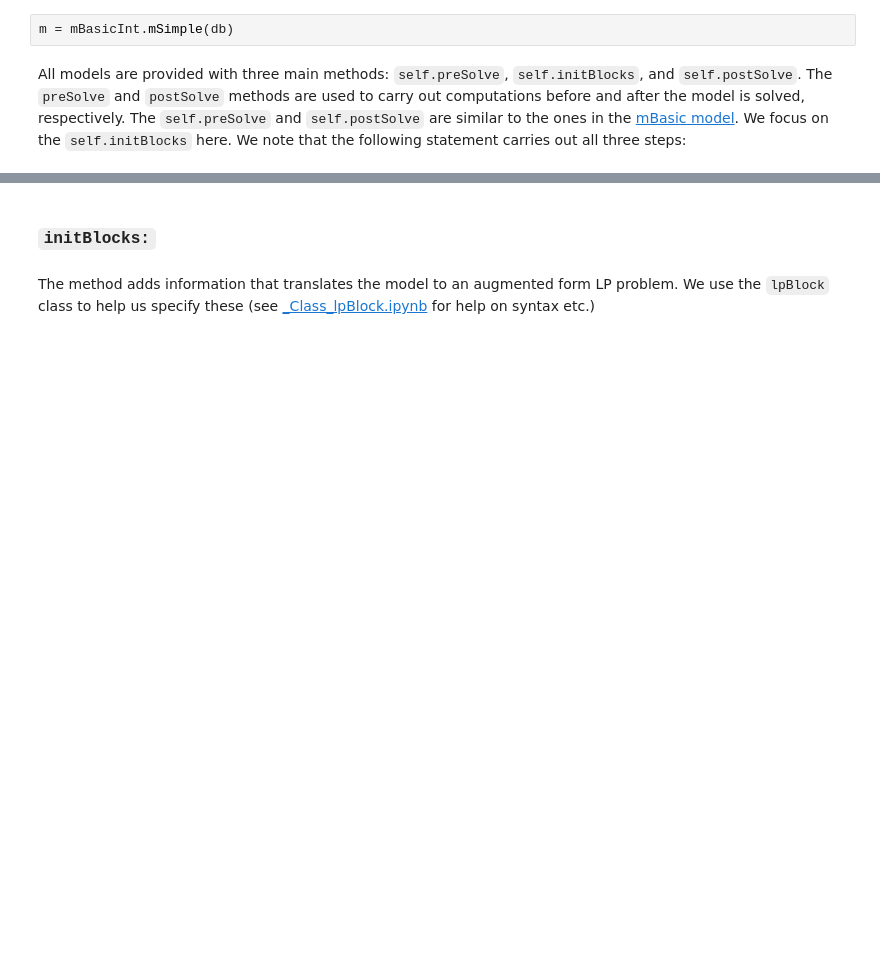
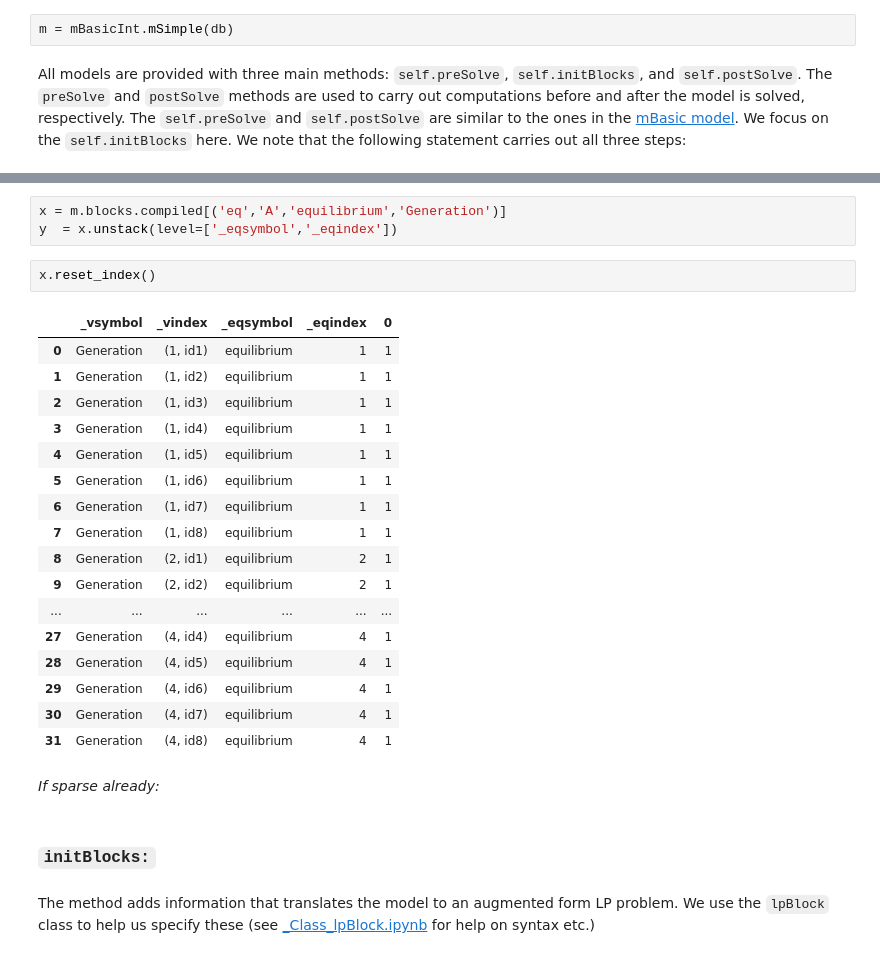
Before and after one commit to ChampionApe/EnergyEconomicsE2022, a Jupyter notebook: M_mBasicInt.ipynb, the cells around one changed output, grey strips where cells are left out. Cells and saved outputs as stored; diff of their text form; blank space fills up the shorter version.

````diff
--- a/M_mBasicInt.ipynb
+++ b/M_mBasicInt.ipynb
@@ -109,3 +109,28 @@ Solution status 0: Optimization terminated successfully.
+# %%
+x = m.blocks.compiled[('eq','A','equilibrium','Generation')]
+y  = x.unstack(level=['_eqsymbol','_eqindex'])
+# %%
+x.reset_index()
+# %% [output]
+|  | _vsymbol | _vindex | _eqsymbol | _eqindex | 0 |
+| 0 | Generation | (1, id1) | equilibrium | 1 | 1 |
+| 1 | Generation | (1, id2) | equilibrium | 1 | 1 |
+| 2 | Generation | (1, id3) | equilibrium | 1 | 1 |
+| 3 | Generation | (1, id4) | equilibrium | 1 | 1 |
+| 4 | Generation | (1, id5) | equilibrium | 1 | 1 |
+| 5 | Generation | (1, id6) | equilibrium | 1 | 1 |
+| 6 | Generation | (1, id7) | equilibrium | 1 | 1 |
+| 7 | Generation | (1, id8) | equilibrium | 1 | 1 |
+| 8 | Generation | (2, id1) | equilibrium | 2 | 1 |
+| 9 | Generation | (2, id2) | equilibrium | 2 | 1 |
+| ... | ... | ... | ... | ... | ... |
+| 27 | Generation | (4, id4) | equilibrium | 4 | 1 |
+| 28 | Generation | (4, id5) | equilibrium | 4 | 1 |
+| 29 | Generation | (4, id6) | equilibrium | 4 | 1 |
+| 30 | Generation | (4, id7) | equilibrium | 4 | 1 |
+| 31 | Generation | (4, id8) | equilibrium | 4 | 1 |
+# %% [markdown]
+*If sparse already:*
 # %% [markdown]
 ### ```initBlocks:```
 # %% [markdown]
````
Also changed, not shown: parts of 1 cell of this notebook, 11 other files.
